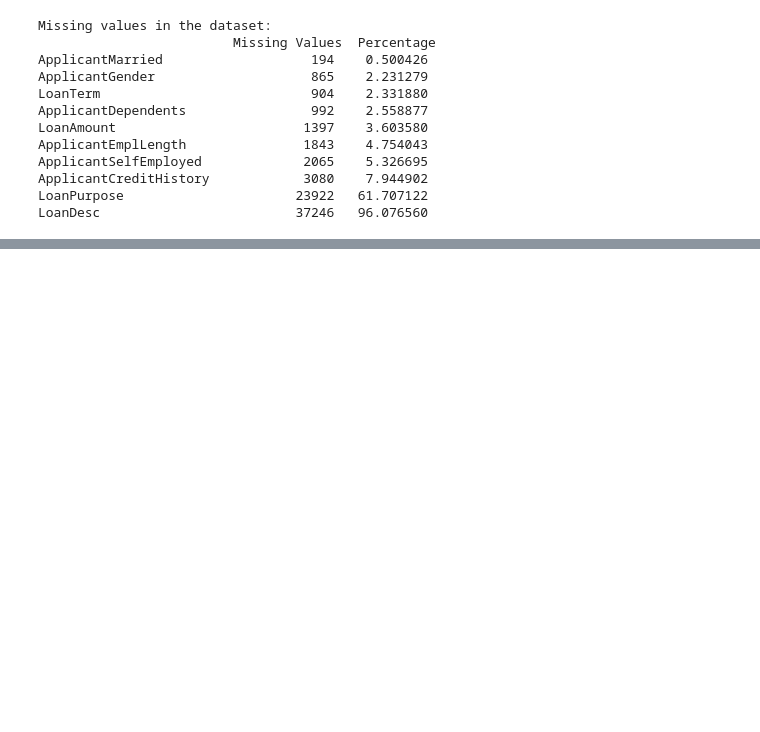
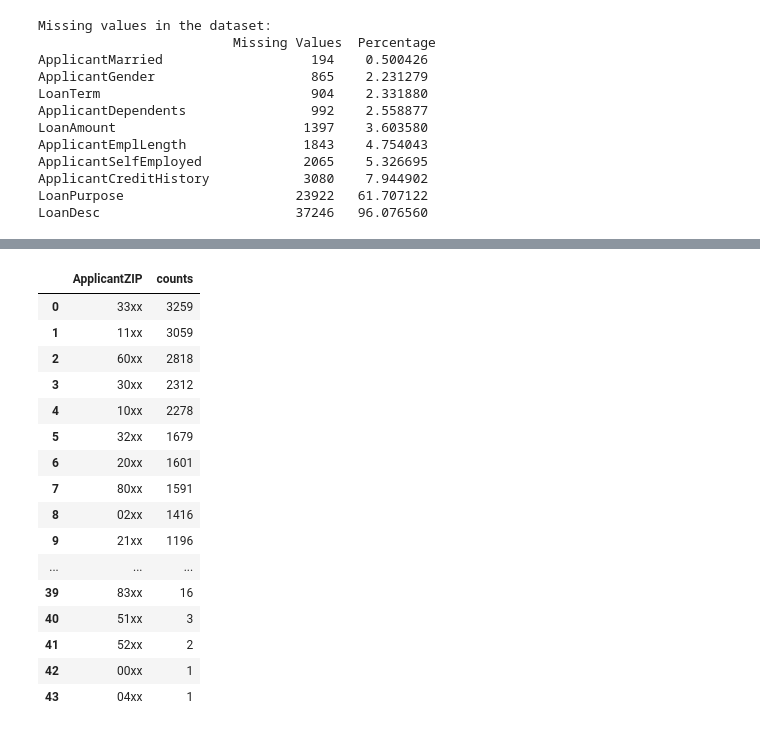
Before and after one commit to kaltrinabaliu/PergatitjaDheVizualizimiiTeDhenave, a Jupyter notebook: BankingDatasetForLoan.ipynb, the cells around one changed output, grey strips where cells are left out. Drawn from its saved outputs; the diff is of its cells as text; code cells hidden in the pictures; blank space fills up the shorter version.

```diff
--- a/BankingDatasetForLoan.ipynb
+++ b/BankingDatasetForLoan.ipynb
@@ -200,0 +221,20 @@ testtt
+# %%
+data['ApplicantZIP'].value_counts().reset_index().rename(columns={'index' : 'ApplicantZIP' , 'ApplicantZIP' : 'counts'})
+# %% [output]
+|  | ApplicantZIP | counts |
+| 0 | 33xx | 3259 |
+| 1 | 11xx | 3059 |
+| 2 | 60xx | 2818 |
+| 3 | 30xx | 2312 |
+| 4 | 10xx | 2278 |
+| 5 | 32xx | 1679 |
+| 6 | 20xx | 1601 |
+| 7 | 80xx | 1591 |
+| 8 | 02xx | 1416 |
+| 9 | 21xx | 1196 |
+| ... | ... | ... |
+| 39 | 83xx | 16 |
+| 40 | 51xx | 3 |
+| 41 | 52xx | 2 |
+| 42 | 00xx | 1 |
+| 43 | 04xx | 1 |
```
Also changed, not shown: parts of 9 cells of this notebook.
